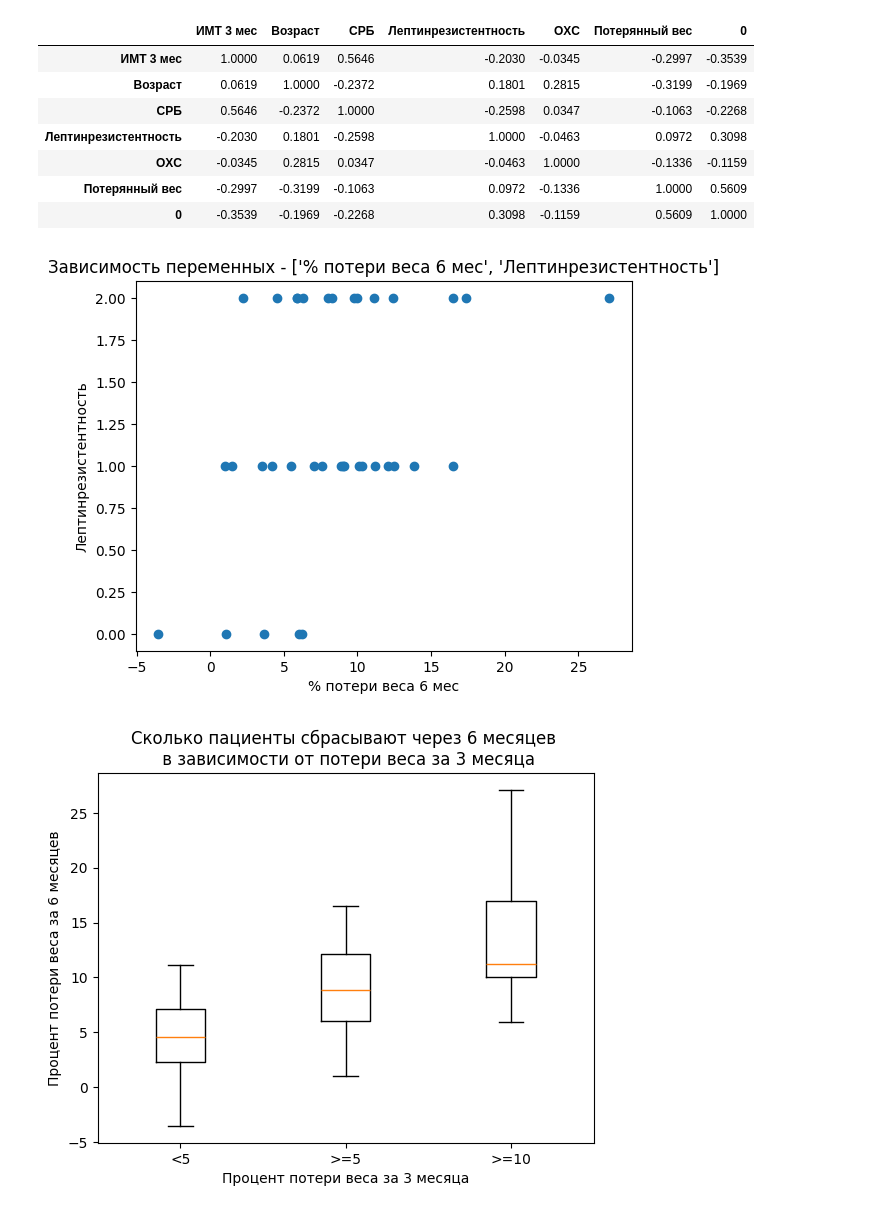
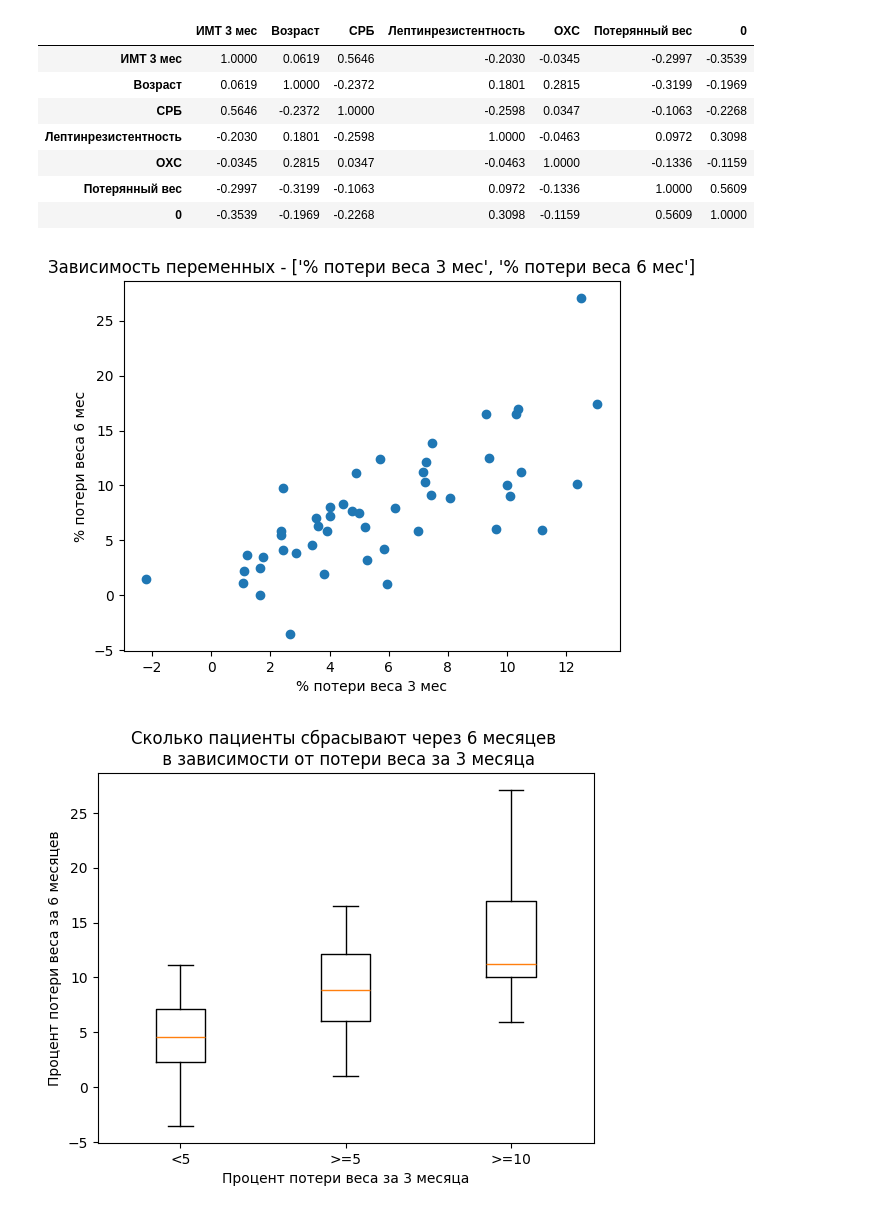
Before and after one commit to geniusserg/Endocrinology, a Jupyter notebook: experiments.ipynb, the cells around one changed output. Saved outputs shown, nothing was run; the diff lists cells and outputs as text; code cells hidden in the pictures.

```diff
--- a/experiments.ipynb
+++ b/experiments.ipynb
@@ -891,9 +890,9 @@ def plot_data(arrp=["% потери веса 6 мес", "% потери веса
     plt.ylabel(arrp[1])
     plt.title(f"Зависимость переменных - {arrp}")
 # %%
-plot_data(["% потери веса 6 мес", "Лептинрезистентность"])
+plot_data(["% потери веса 3 мес", "% потери веса 6 мес"])
 # %% [output]
-[figure, old version]
+[figure, new version]
 # %%
 arrp=["% потери веса 6 мес", "% потери веса 3 мес", "ИМТ 3 мес"]
 df = dt.dataset.copy()
```
Also changed, not shown: parts of 3 cells of this notebook, 7 other files.
